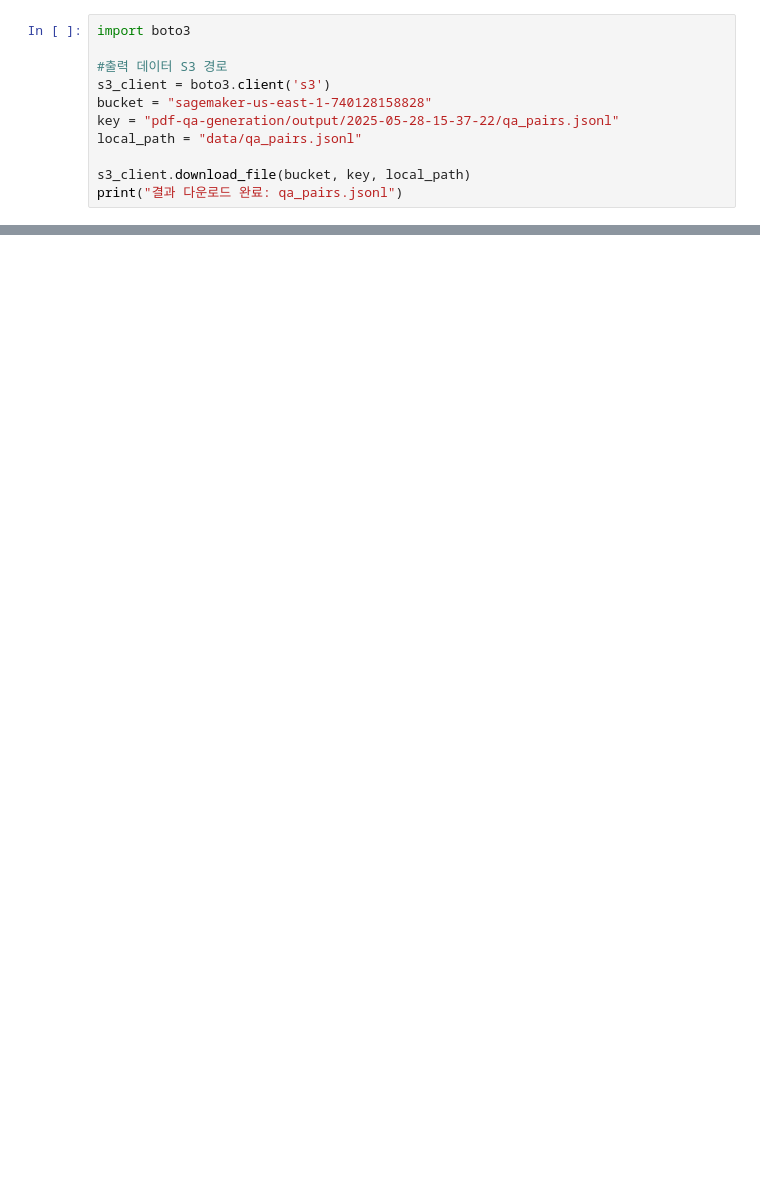
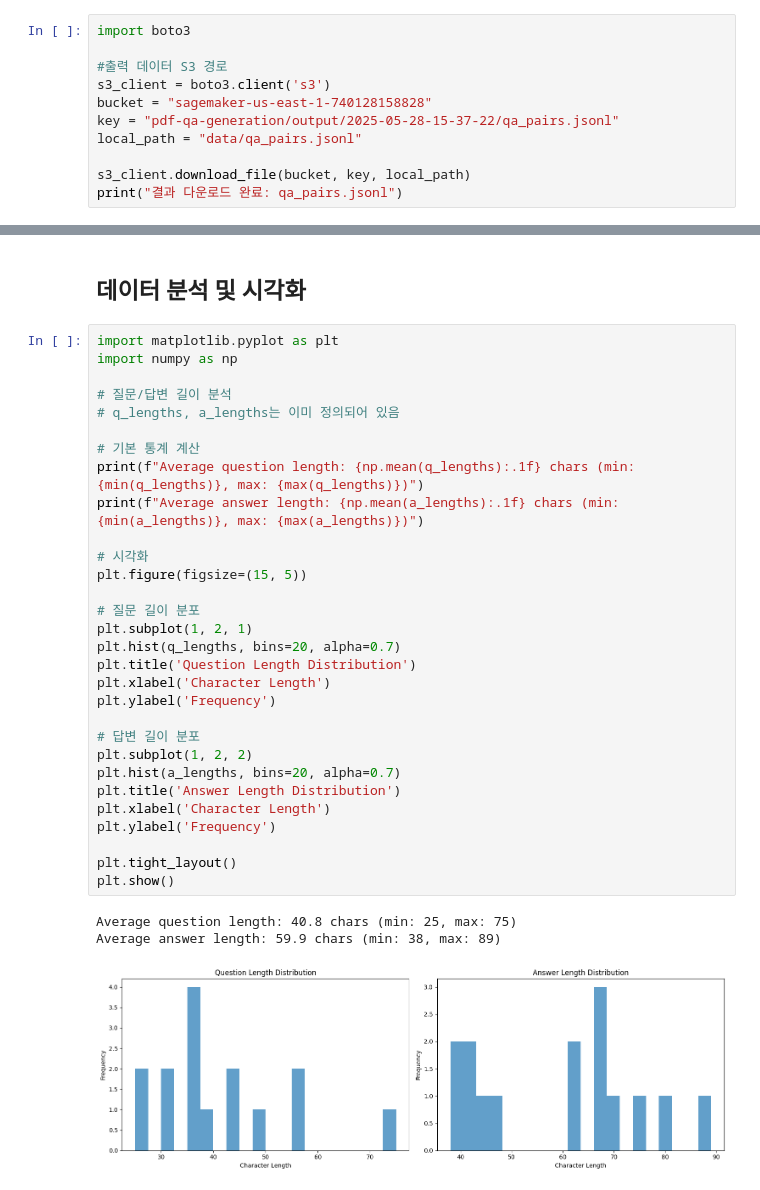
Before and after one commit to hyeonsangjeon/PDF2LLM-Tuning-Studio, a Jupyter notebook: fine_tuning/02_data_preprocessing_and_analysis.ipynb, the cells around one changed output, grey strips where cells are left out. Drawn from its saved outputs; the diff is of its cells as text; blank space fills up the shorter version.

```diff
--- a/fine_tuning/02_data_preprocessing_and_analysis.ipynb
+++ b/fine_tuning/02_data_preprocessing_and_analysis.ipynb
@@ -27,0 +135,36 @@ print("결과 다운로드 완료: qa_pairs.jsonl")
+# %% [markdown]
+## 데이터 분석 및 시각화
+# %%
+import matplotlib.pyplot as plt
+import numpy as np
+
+# 질문/답변 길이 분석
+# q_lengths, a_lengths는 이미 정의되어 있음
+
+# 기본 통계 계산
+print(f"Average question length: {np.mean(q_lengths):.1f} chars (min: {min(q_lengths)}, max: {max(q_lengths)})")
+print(f"Average answer length: {np.mean(a_lengths):.1f} chars (min: {min(a_lengths)}, max: {max(a_lengths)})")
+
+# 시각화
+plt.figure(figsize=(15, 5))
+
+# 질문 길이 분포
+plt.subplot(1, 2, 1)
+plt.hist(q_lengths, bins=20, alpha=0.7)
+plt.title('Question Length Distribution')
+plt.xlabel('Character Length')
+plt.ylabel('Frequency')
+
+# 답변 길이 분포
+plt.subplot(1, 2, 2)
+plt.hist(a_lengths, bins=20, alpha=0.7)
+plt.title('Answer Length Distribution')
+plt.xlabel('Character Length')
+plt.ylabel('Frequency')
+
+plt.tight_layout()
+plt.show()
+# %% [output]
+Average question length: 40.8 chars (min: 25, max: 75)
+Average answer length: 59.9 chars (min: 38, max: 89)
+[figure, added]
```
Also changed, not shown: parts of 13 cells of this notebook.
